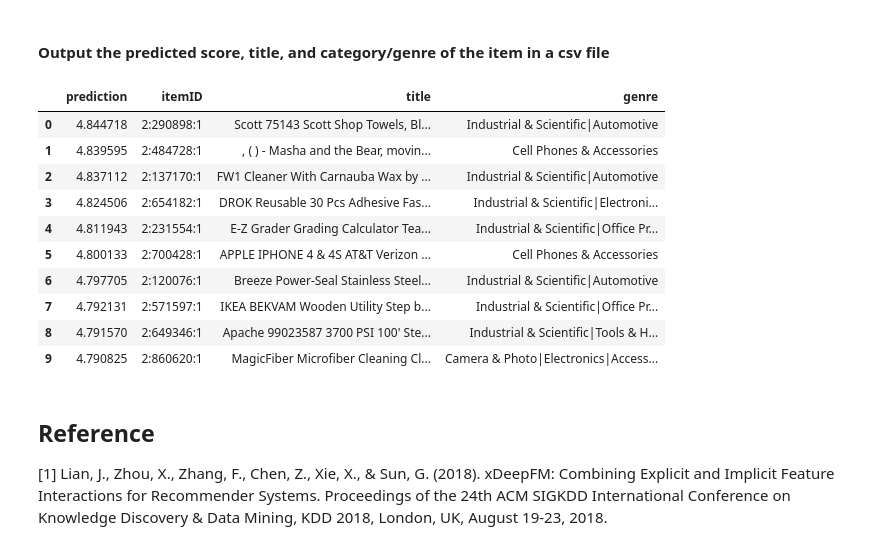
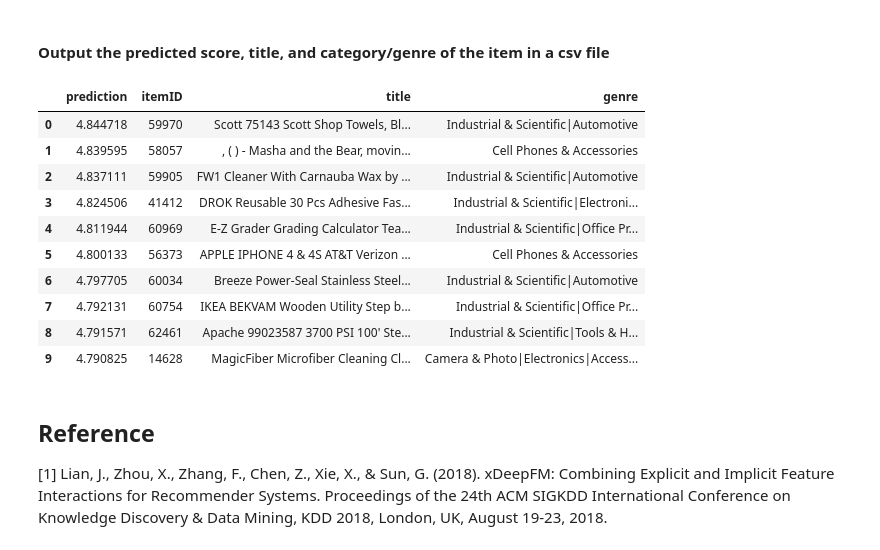
Before and after one commit to ss-github-code/capstone_recsys, a Jupyter notebook: modeling/xdeepfm/xdeepfm_electronics.ipynb, the cells around one changed output. Cells and saved outputs as stored; diff of their text form; code cells hidden in the pictures.

```diff
--- a/modeling/xdeepfm/xdeepfm_electronics.ipynb
+++ b/modeling/xdeepfm/xdeepfm_electronics.ipynb
@@ -343,7 +343,8 @@ rev_item_lookup = {} # dictionary for reverse lookup of title and genre
 for _, row in items.iterrows():
     i = row[ITEM_COL]
     item_feat_ffm = str(field_index[ITEM_COL]) + ':' + str(feat_index['item#' + str(i)]) + ':1'
-    rev_item_lookup[item_feat_ffm] = {'title': row['title'], 'genre': row[ITEM_FEAT_COL]}
+    rev_item_lookup[item_feat_ffm] = {'title': row['title'], 'genre': row[ITEM_FEAT_COL],
+                                      'itemID': row[ITEM_COL]}
     all_items_set.add(item_feat_ffm)
 
 items_df = train.drop_duplicates([ITEM_COL]).copy()
@@ -399,29 +400,30 @@ Predicting for user 8009, # unseen items 63478
 # %%
 inp_df = pd.read_csv(test_nolabel, sep=' ', header=None)
 inp_df.columns = ['label'] + cols
 res_df = pd.read_csv(outfile, header=None)
 res_df.columns = ['prediction']
 res_df[ITEM_COL] = inp_df[ITEM_COL]
 res_df['title'] = res_df[ITEM_COL].map(lambda x: rev_item_lookup[x]['title'])
 res_df[ITEM_FEAT_COL] = res_df[ITEM_COL].map(lambda x: rev_item_lookup[x][ITEM_FEAT_COL])
 # res_df.drop(columns = [ITEM_COL], inplace=True)
+res_df[ITEM_COL] = res_df[ITEM_COL].map(lambda x: rev_item_lookup[x][ITEM_COL])
 res_df.sort_values('prediction', ascending=False, inplace=True)
 res_df.reset_index(inplace=True, drop=True)
 
 res_df.to_csv(DATA_DIR + f'output_{user}.csv', index=False) # header = True
 res_df.head(10)
 # %% [output]
 |  | prediction | itemID | title | genre |
-| 0 | 4.844718 | 2:290898:1 | Scott 75143 Scott Shop Towels, Bl... | Industrial & Scientific|Automotive |
-| 1 | 4.839595 | 2:484728:1 | , ( ) - Masha and the Bear, movin... | Cell Phones & Accessories |
-| 2 | 4.837112 | 2:137170:1 | FW1 Cleaner With Carnauba Wax by ... | Industrial & Scientific|Automotive |
-| 3 | 4.824506 | 2:654182:1 | DROK Reusable 30 Pcs Adhesive Fas... | Industrial & Scientific|Electroni... |
-| 4 | 4.811943 | 2:231554:1 | E-Z Grader Grading Calculator Tea... | Industrial & Scientific|Office Pr... |
-| 5 | 4.800133 | 2:700428:1 | APPLE IPHONE 4 & 4S AT&T Verizon ... | Cell Phones & Accessories |
-| 6 | 4.797705 | 2:120076:1 | Breeze Power-Seal Stainless Steel... | Industrial & Scientific|Automotive |
-| 7 | 4.792131 | 2:571597:1 | IKEA BEKVAM Wooden Utility Step b... | Industrial & Scientific|Office Pr... |
-| 8 | 4.791570 | 2:649346:1 | Apache 99023587 3700 PSI 100' Ste... | Industrial & Scientific|Tools & H... |
-| 9 | 4.790825 | 2:860620:1 | MagicFiber Microfiber Cleaning Cl... | Camera & Photo|Electronics|Access... |
+| 0 | 4.844718 | 59970 | Scott 75143 Scott Shop Towels, Bl... | Industrial & Scientific|Automotive |
+| 1 | 4.839595 | 58057 | , ( ) - Masha and the Bear, movin... | Cell Phones & Accessories |
+| 2 | 4.837111 | 59905 | FW1 Cleaner With Carnauba Wax by ... | Industrial & Scientific|Automotive |
+| 3 | 4.824506 | 41412 | DROK Reusable 30 Pcs Adhesive Fas... | Industrial & Scientific|Electroni... |
+| 4 | 4.811944 | 60969 | E-Z Grader Grading Calculator Tea... | Industrial & Scientific|Office Pr... |
+| 5 | 4.800133 | 56373 | APPLE IPHONE 4 & 4S AT&T Verizon ... | Cell Phones & Accessories |
+| 6 | 4.797705 | 60034 | Breeze Power-Seal Stainless Steel... | Industrial & Scientific|Automotive |
+| 7 | 4.792131 | 60754 | IKEA BEKVAM Wooden Utility Step b... | Industrial & Scientific|Office Pr... |
+| 8 | 4.791571 | 62461 | Apache 99023587 3700 PSI 100' Ste... | Industrial & Scientific|Tools & H... |
+| 9 | 4.790825 | 14628 | MagicFiber Microfiber Cleaning Cl... | Camera & Photo|Electronics|Access... |
 # %% [markdown]
 ## Reference
 \[1\] Lian, J., Zhou, X., Zhang, F., Chen, Z., Xie, X., & Sun, G. (2018). xDeepFM: Combining Explicit and Implicit Feature Interactions for Recommender Systems. Proceedings of the 24th ACM SIGKDD International Conference on Knowledge Discovery \& Data Mining, KDD 2018, London, UK, August 19-23, 2018.<br>
```
Also changed, not shown: parts of 2 cells of this notebook, 11 other files.
